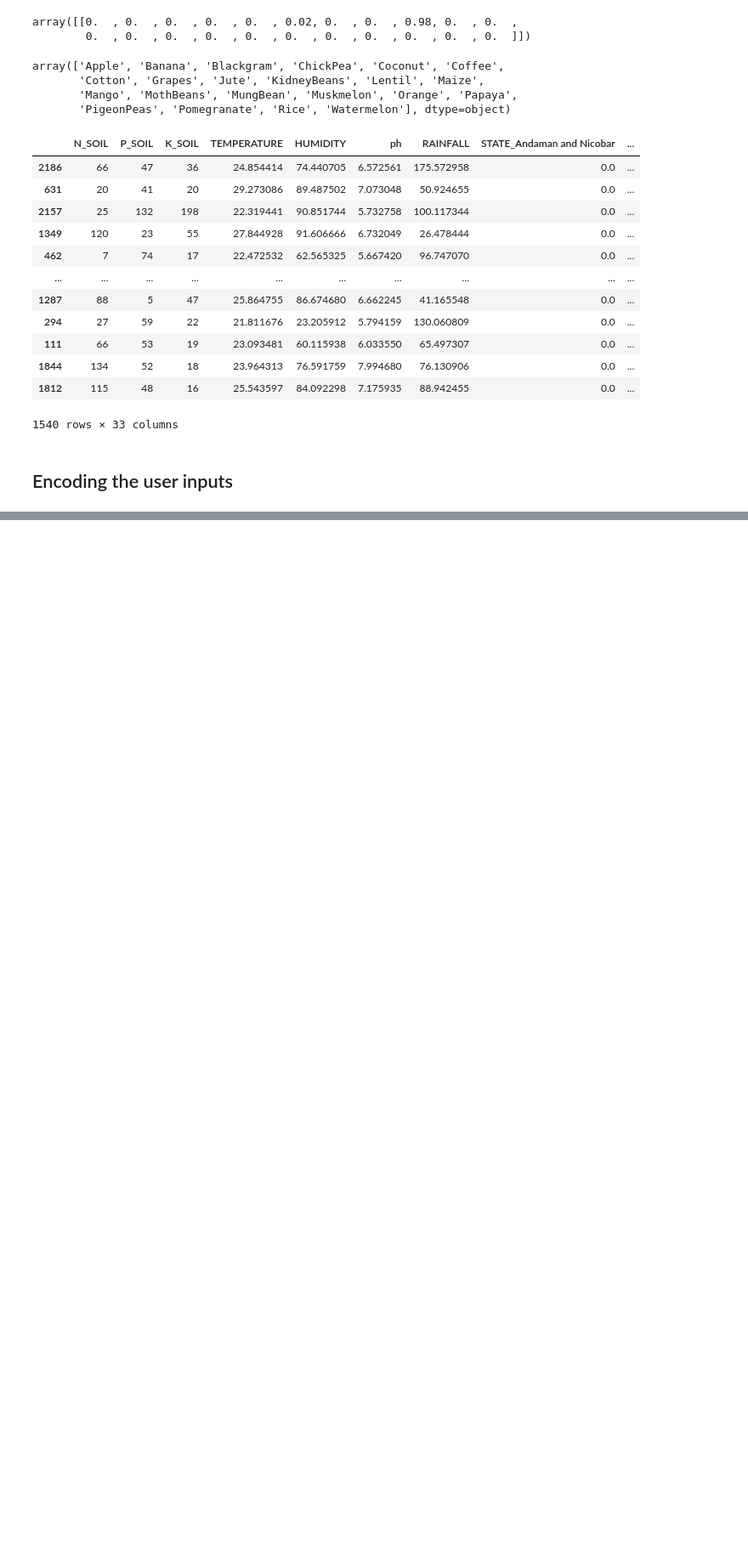
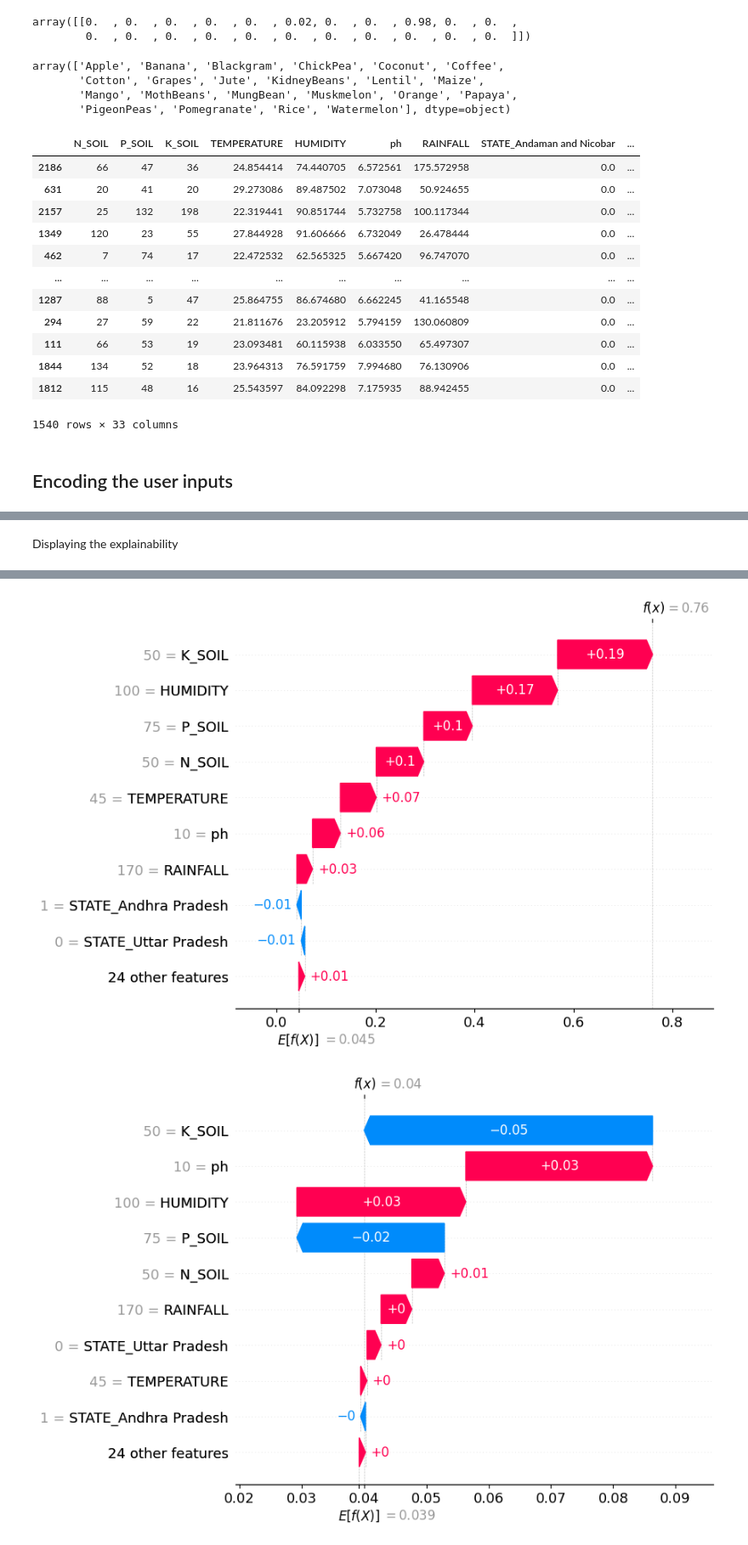
Before and after one commit to SrivathsG/Agri-Aid, a Jupyter notebook: Model_building.ipynb, the cells around one changed output, grey strips where cells are left out. Shown at 85% size. Saved outputs shown, nothing was run; the diff lists cells and outputs as text; code cells hidden in the pictures; blank space fills up the shorter version.

Commit message:
Added explainability

```diff
--- a/Model_building.ipynb
+++ b/Model_building.ipynb
@@ -388,0 +411,27 @@ resp[0]
+# %%
+prob=model1.predict_proba(dataf)
+probab=prob[0]
+indices=probab.argsort()[::-1][:2] #to find the index of 2 largest probabilites in prediction
+
+crop1= model1.classes_[indices[0]]
+
+if (probab[indices[0]]-probab[indices[1]])<0.2:
+    crop2=model1.classes_[indices[1]]
+    print(f"The crops that are most suitable for your soil are {crop1} and {crop2}")
+# %% [markdown]
+Displaying the explainability
+# %%
+import matplotlib.pyplot as plt
+
+import shap
+shap.initjs()
+
+
+explainer=shap.Explainer(model1)
+
+shap_values=explainer(dataf)
+
+shap.plots.waterfall(shap_values[0,:,indices[0]])
+
+shap.plots.waterfall(shap_values[0,:,indices[1]])
+# %% [output]
@@ -388,0 +439,2 @@ resp[0]
+[figure, added]
+[figure, added]
```
Also changed, not shown: parts of 12 cells of this notebook.
